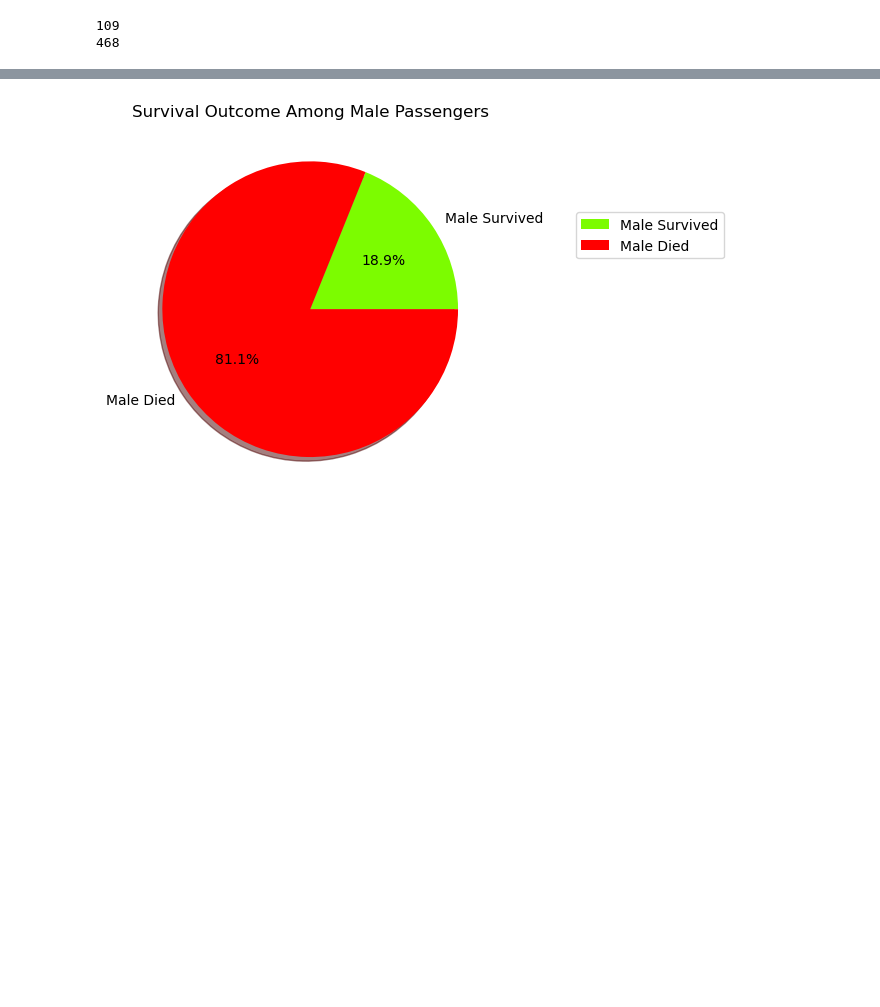
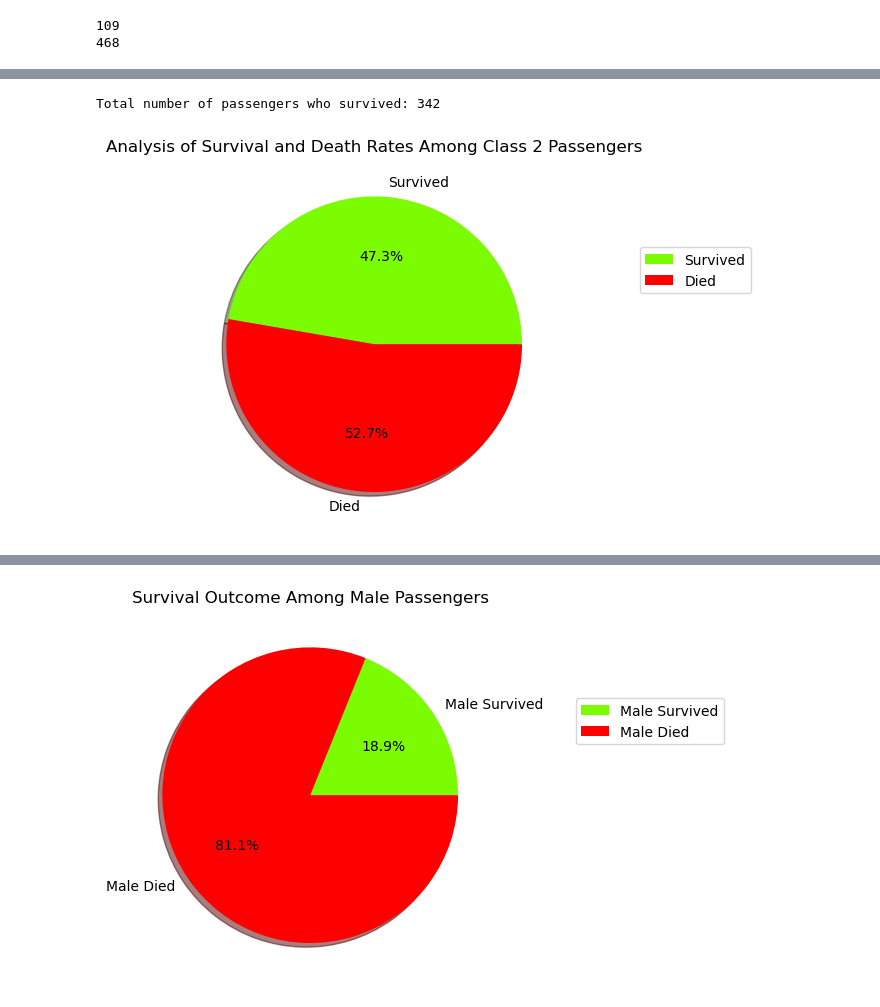
Before and after one commit to shiffa-04/Titanic-Data-set, a Jupyter notebook: Data-set.ipynb, the cells around one changed output, grey strips where cells are left out. Cells and saved outputs as stored; diff of their text form; code cells hidden in the pictures; blank space fills up the shorter version.

```diff
--- a/Data-set.ipynb
+++ b/Data-set.ipynb
@@ -179,0 +211,16 @@ print(male_died)
+# %%
+survived_passen = df['Survived'].sum()
+print(f"Total number of passengers who survived: {survived_passen}")
+
+shades = ['lawngreen',"red"]
+data={
+    'Survived' : class2_survived,
+    'Died': class2_died
+}
+plt.title("Analysis of Survival and Death Rates Among Class 2 Passengers")
+plt.pie(data.values(), labels=data.keys(), shadow=True, colors=shades, autopct='%2.1f%%')
+plt.legend(loc ='center left', bbox_to_anchor=(1.2,0.7))
+plt.show()
+# %% [output]
+Total number of passengers who survived: 342
+[figure, added]
```
Also changed, not shown: parts of 7 cells of this notebook.
